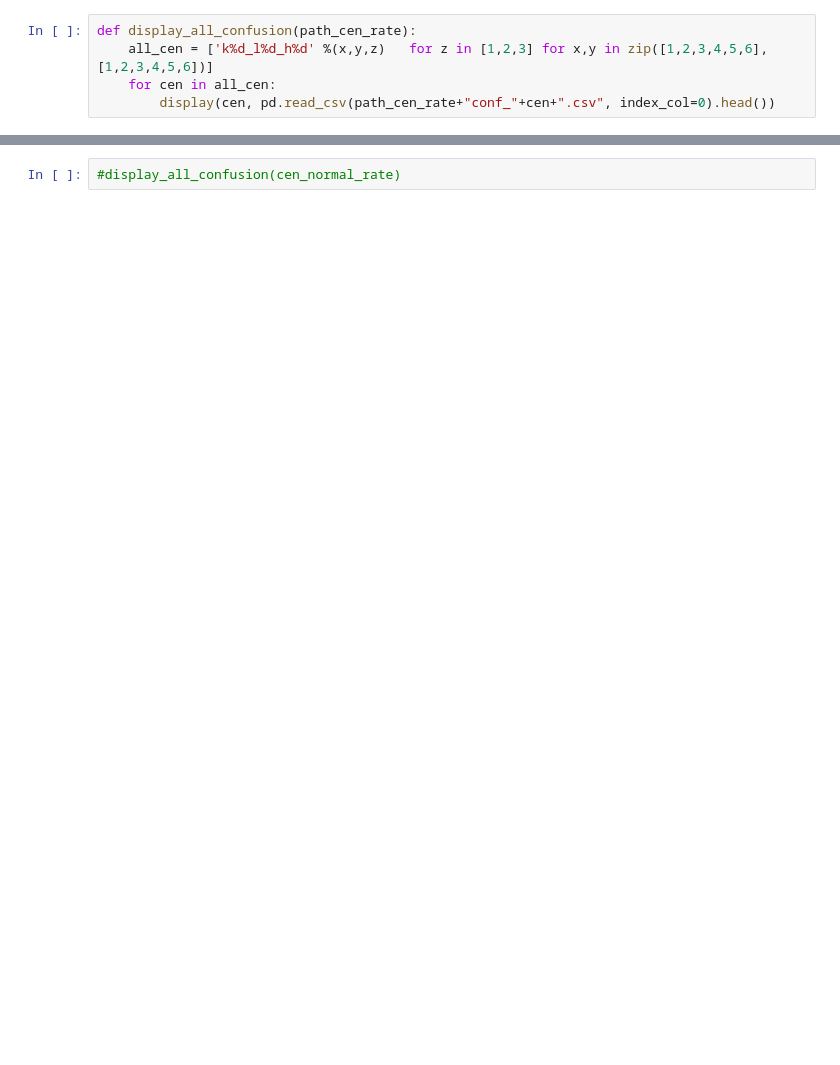
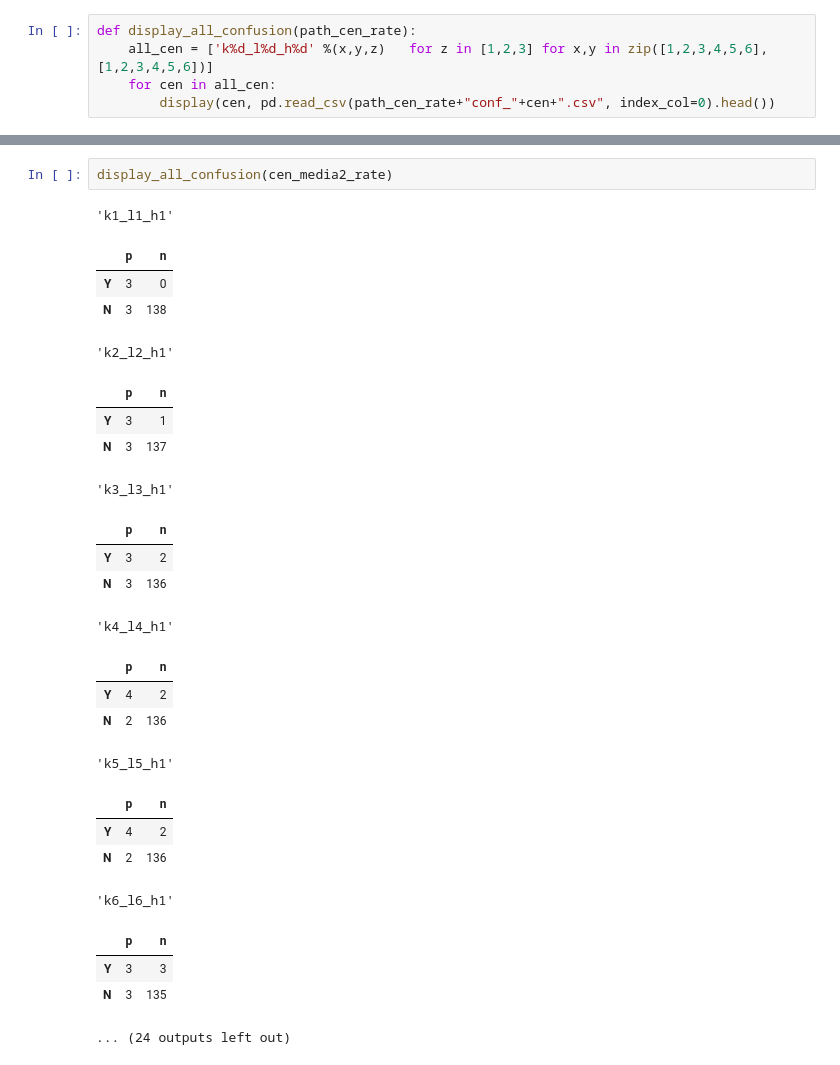
Before and after one commit to ruteee/pesquisa, a Jupyter notebook: results_visualization.ipynb, the cells around one changed output, grey strips where cells are left out. Saved outputs shown, nothing was run; the diff lists cells and outputs as text; blank space fills up the shorter version.

```diff
--- a/results_visualization.ipynb
+++ b/results_visualization.ipynb
@@ -56,2 +58,28 @@ confusion_bar_plots(cen_media2_rate)
-# %%
-#display_all_confusion(cen_normal_rate)
+# %%
+display_all_confusion(cen_media2_rate)
+# %% [output]
+'k1_l1_h1'
+|  | p | n |
+| Y | 3 | 0 |
+| N | 3 | 138 |
+'k2_l2_h1'
+|  | p | n |
+| Y | 3 | 1 |
+| N | 3 | 137 |
+'k3_l3_h1'
+|  | p | n |
+| Y | 3 | 2 |
+| N | 3 | 136 |
+'k4_l4_h1'
+|  | p | n |
+| Y | 4 | 2 |
+| N | 2 | 136 |
+'k5_l5_h1'
+|  | p | n |
+| Y | 4 | 2 |
+| N | 2 | 136 |
+'k6_l6_h1'
+|  | p | n |
+| Y | 3 | 3 |
+| N | 3 | 135 |
+... (24 outputs left out)
```
Also changed, not shown: parts of 2 cells of this notebook, 9 other files.
